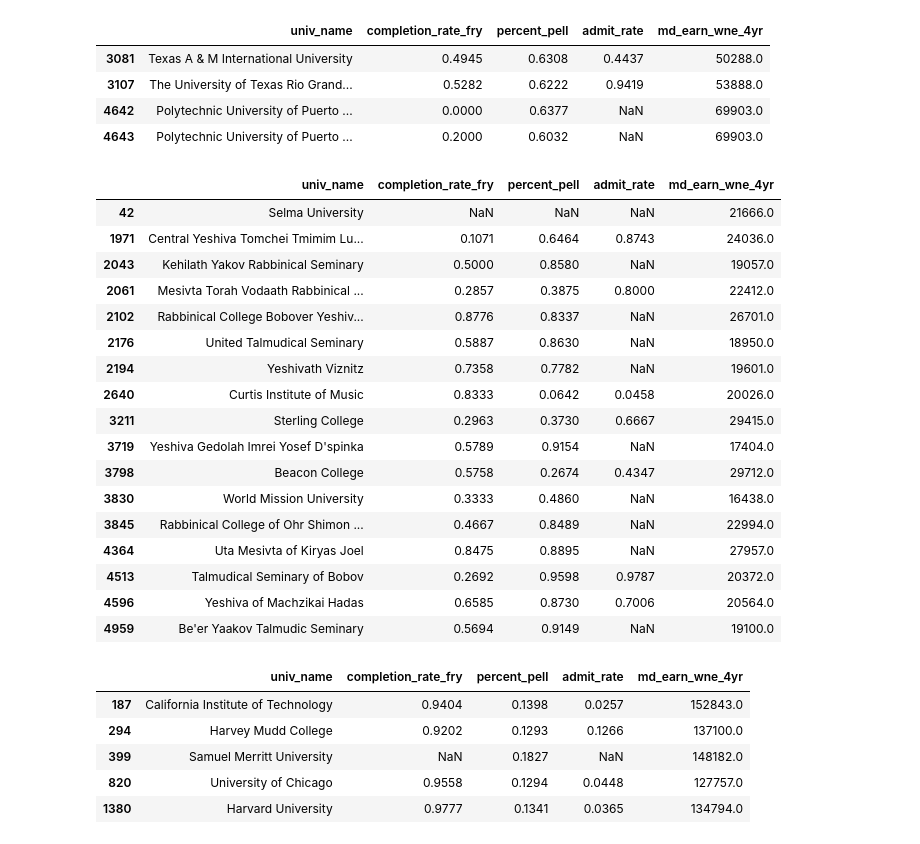
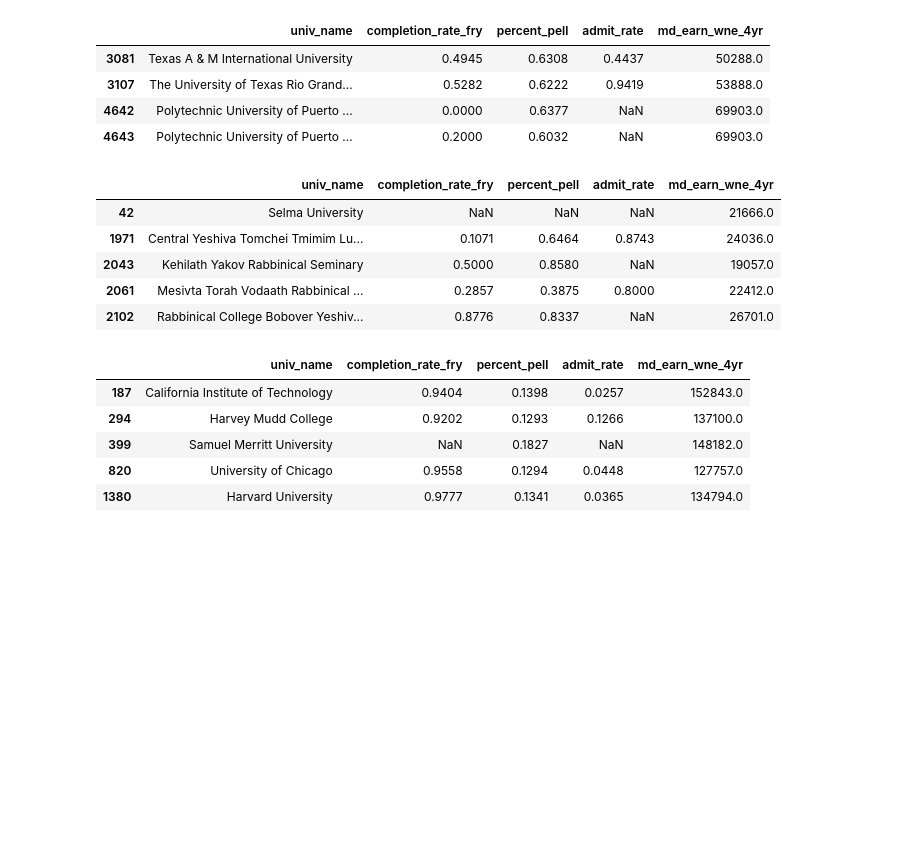
Before and after one commit to davidgarmal/comm3180_S26_G3_Data_Project, a Jupyter notebook: data_analysis/glynn_provisional_analysis.ipynb, the cells around one changed output. Cells and saved outputs as stored; diff of their text form; code cells hidden in the pictures; blank space fills up the shorter version.

```diff
--- a/data_analysis/glynn_provisional_analysis.ipynb
+++ b/data_analysis/glynn_provisional_analysis.ipynb
@@ -323,25 +345,13 @@ dat[dat['ugds_hisp']>=.90][['univ_name', 'completion_rate_fry', 'percent_pell',
 # %%
 #Investigate the outliers at the upper end of the earnings
 # %%
-#looking at universities at the higher end of the earnings spectrum
-dat[dat['md_earn_wne_4yr'] <=30000][['univ_name', 'completion_rate_fry', 'percent_pell', 'admit_rate', 'md_earn_wne_4yr']]
+#looking at universities at the lower end of the earnings spectrum
+dat[dat['md_earn_wne_4yr'] <=30000][['univ_name', 'completion_rate_fry', 'percent_pell', 'admit_rate', 'md_earn_wne_4yr']].head()
 # %% [output]
 |  | univ_name | completion_rate_fry | percent_pell | admit_rate | md_earn_wne_4yr |
 | 42 | Selma University | NaN | NaN | NaN | 21666.0 |
 | 1971 | Central Yeshiva Tomchei Tmimim Lu... | 0.1071 | 0.6464 | 0.8743 | 24036.0 |
 | 2043 | Kehilath Yakov Rabbinical Seminary | 0.5000 | 0.8580 | NaN | 19057.0 |
 | 2061 | Mesivta Torah Vodaath Rabbinical ... | 0.2857 | 0.3875 | 0.8000 | 22412.0 |
 | 2102 | Rabbinical College Bobover Yeshiv... | 0.8776 | 0.8337 | NaN | 26701.0 |
-| 2176 | United Talmudical Seminary | 0.5887 | 0.8630 | NaN | 18950.0 |
-| 2194 | Yeshivath Viznitz | 0.7358 | 0.7782 | NaN | 19601.0 |
-| 2640 | Curtis Institute of Music | 0.8333 | 0.0642 | 0.0458 | 20026.0 |
-| 3211 | Sterling College | 0.2963 | 0.3730 | 0.6667 | 29415.0 |
-| 3719 | Yeshiva Gedolah Imrei Yosef D'spinka | 0.5789 | 0.9154 | NaN | 17404.0 |
-| 3798 | Beacon College | 0.5758 | 0.2674 | 0.4347 | 29712.0 |
-| 3830 | World Mission University | 0.3333 | 0.4860 | NaN | 16438.0 |
-| 3845 | Rabbinical College of Ohr Shimon ... | 0.4667 | 0.8489 | NaN | 22994.0 |
-| 4364 | Uta Mesivta of Kiryas Joel | 0.8475 | 0.8895 | NaN | 27957.0 |
-| 4513 | Talmudical Seminary of Bobov | 0.2692 | 0.9598 | 0.9787 | 20372.0 |
-| 4596 | Yeshiva of Machzikai Hadas | 0.6585 | 0.8730 | 0.7006 | 20564.0 |
-| 4959 | Be'er Yaakov Talmudic Seminary | 0.5694 | 0.9149 | NaN | 19100.0 |
 # %%
```
Also changed, not shown: parts of 12 cells of this notebook.
